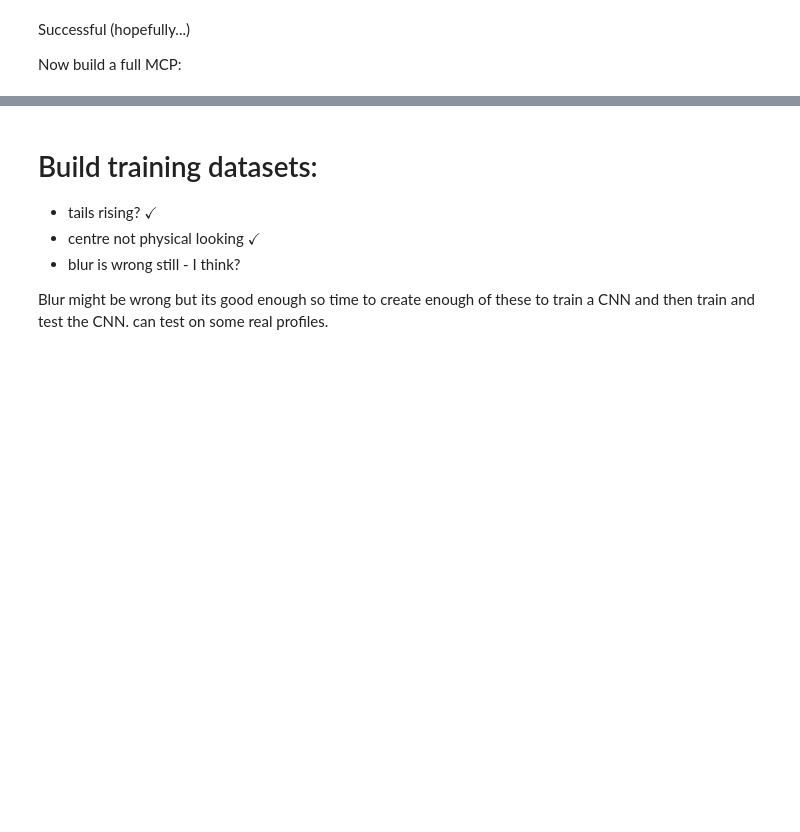
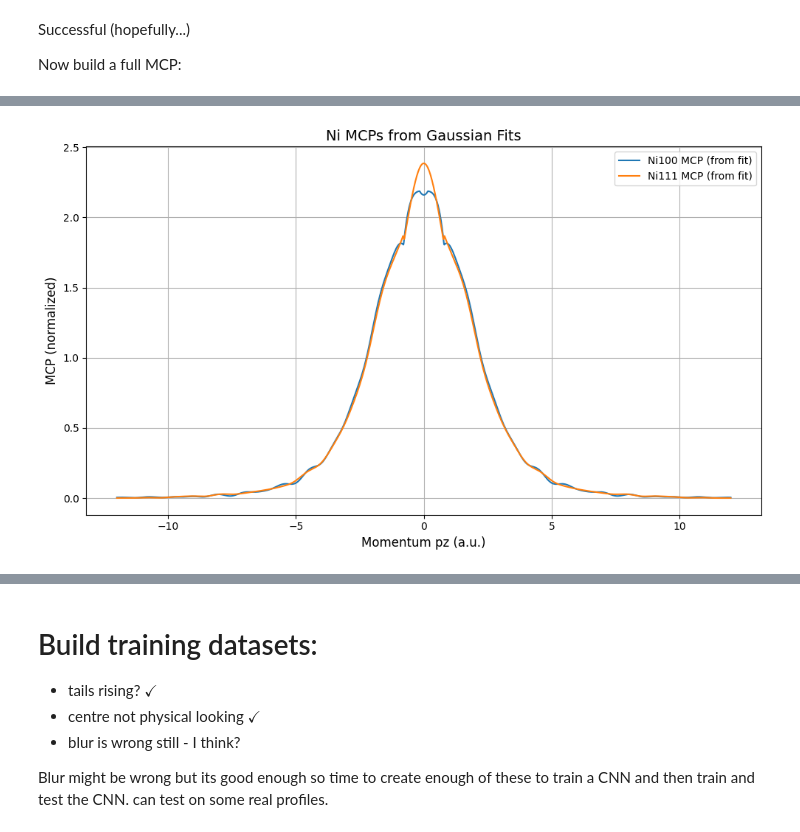
Before and after one commit to jpjharg/DISS, a Jupyter notebook: sytheticMCP.ipynb, the cells around one changed output, grey strips where cells are left out. Saved outputs shown, nothing was run; the diff lists cells and outputs as text; code cells hidden in the pictures; blank space fills up the shorter version.

```diff
--- a/sytheticMCP.ipynb
+++ b/sytheticMCP.ipynb
@@ -570,0 +511,16 @@ plt.show()
+# %%
+mcp100 = fit_100_1 - 0.8 * fit_100_2
+mcp111 = fit_111_1 - 0.8 * fit_111_2
+
+plt.figure(figsize=(10, 6))
+plt.plot(x100, mcp100, label='Ni100 MCP (from fit)')
+plt.plot(x111, mcp111, label='Ni111 MCP (from fit)')
+plt.xlabel('Momentum pz (a.u.)', fontsize=12)
+plt.ylabel('MCP (normalized)', fontsize=12)
+plt.title('Ni MCPs from Gaussian Fits', fontsize=14)
+plt.legend()
+plt.grid()
+plt.tight_layout()
+plt.show()
+# %% [output]
+[figure, added]
```
Also changed, not shown: parts of 21 cells of this notebook, 3 other files.
